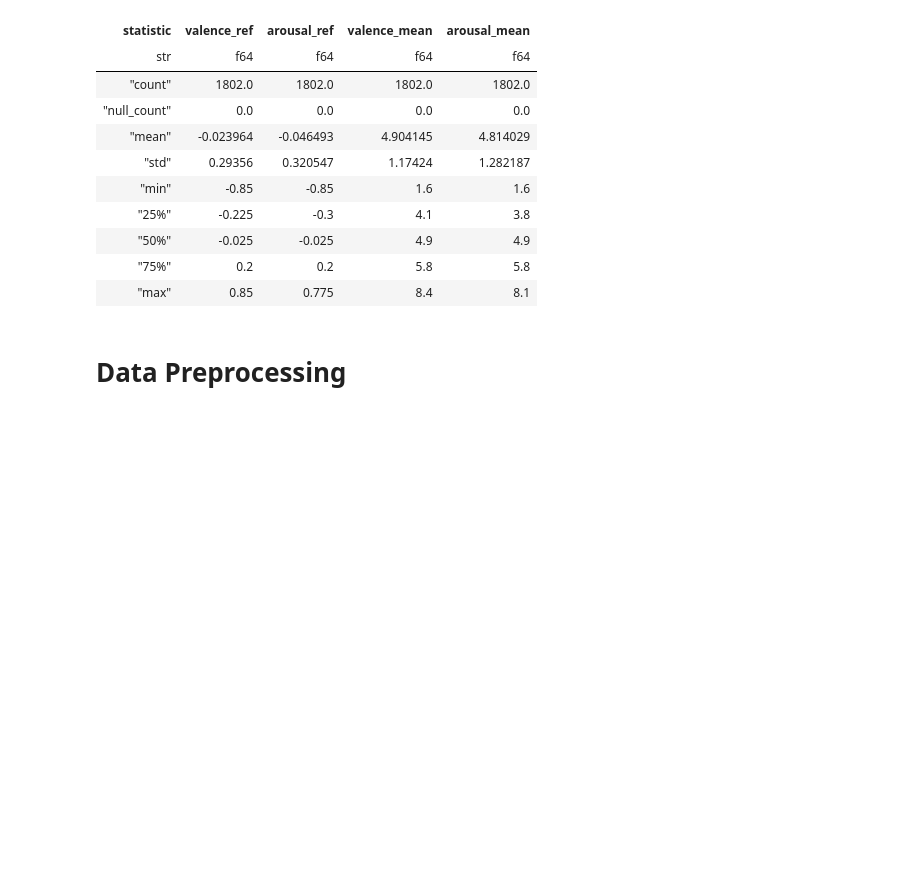
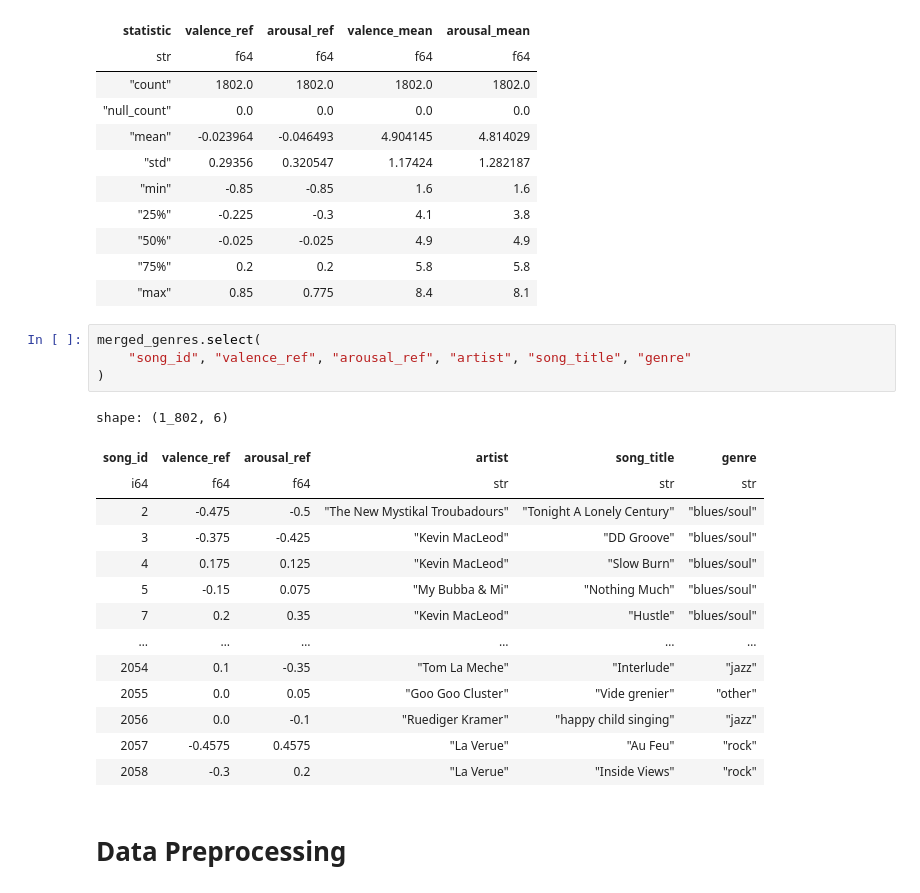
Before and after one commit to keimiii/moodsic, a Jupyter notebook: notebooks/deam/deam_clustering (des).ipynb, the cells around one changed output. Saved outputs shown, nothing was run; the diff lists cells and outputs as text; blank space fills up the shorter version.

```diff
--- a/notebooks/deam/deam_clustering (des).ipynb
+++ b/notebooks/deam/deam_clustering (des).ipynb
@@ -353,6 +353,25 @@ shape: (9, 5)
 | "50%" | -0.025 | -0.025 | 4.9 | 4.9 |
 | "75%" | 0.2 | 0.2 | 5.8 | 5.8 |
 | "max" | 0.85 | 0.775 | 8.4 | 8.1 |
+# %%
+merged_genres.select(
+    "song_id", "valence_ref", "arousal_ref", "artist", "song_title", "genre"
+)
+# %% [output]
+shape: (1_802, 6)
+| song_id | valence_ref | arousal_ref | artist | song_title | genre |
+| i64 | f64 | f64 | str | str | str |
+| 2 | -0.475 | -0.5 | "The New Mystikal Troubadours" | "Tonight A Lonely Century" | "blues/soul" |
+| 3 | -0.375 | -0.425 | "Kevin MacLeod" | "DD Groove" | "blues/soul" |
+| 4 | 0.175 | 0.125 | "Kevin MacLeod" | "Slow Burn" | "blues/soul" |
+| 5 | -0.15 | 0.075 | "My Bubba & Mi" | "Nothing Much" | "blues/soul" |
+| 7 | 0.2 | 0.35 | "Kevin MacLeod" | "Hustle" | "blues/soul" |
+| … | … | … | … | … | … |
+| 2054 | 0.1 | -0.35 | "Tom La Meche" | "Interlude" | "jazz" |
+| 2055 | 0.0 | 0.05 | "Goo Goo Cluster" | "Vide grenier" | "other" |
+| 2056 | 0.0 | -0.1 | "Ruediger Kramer" | "happy child singing" | "jazz" |
+| 2057 | -0.4575 | 0.4575 | "La Verue" | "Au Feu" | "rock" |
+| 2058 | -0.3 | 0.2 | "La Verue" | "Inside Views" | "rock" |
 # %% [markdown]
 # Data Preprocessing
 # %%
```
Also changed, not shown: parts of 14 cells of this notebook.
